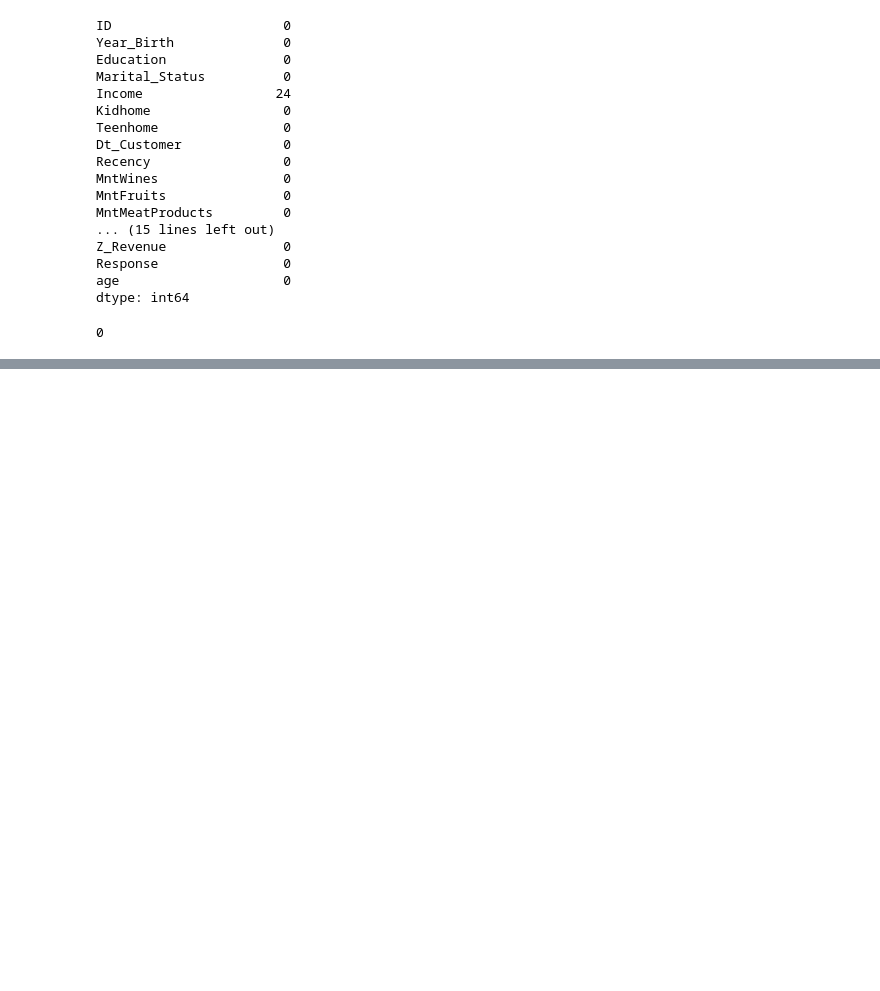
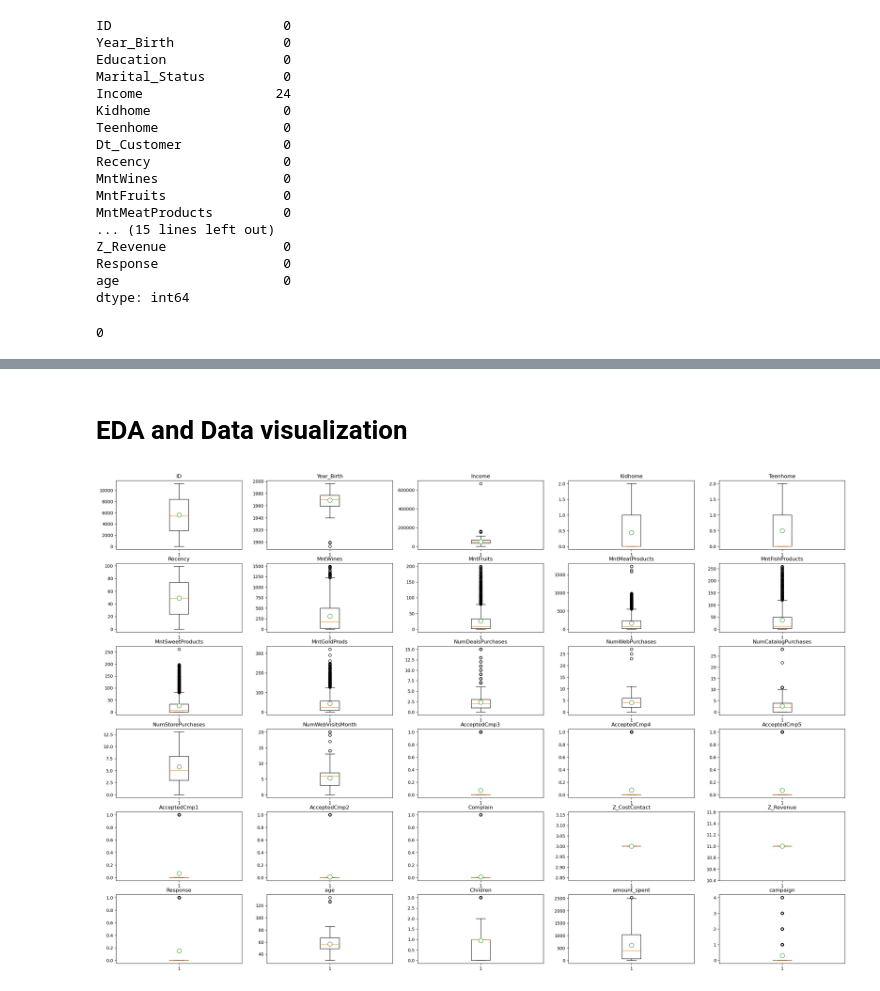
Before and after one commit to bukolastephen/Customer-Segmentation, a Jupyter notebook: main.ipynb, the cells around one changed output, grey strips where cells are left out. Drawn from its saved outputs; the diff is of its cells as text; code cells hidden in the pictures; blank space fills up the shorter version.

Commit message:
completed exploratory data analysis, trying to remove outliers before clustering

```diff
--- a/main.ipynb
+++ b/main.ipynb
@@ -145,3 +129,4 @@ df.head()
 # %%
 df['Children']= df['Kidhome'] + df['Teenhome']
 df['amount_spent']= df['MntFishProducts'] + df['MntFruits'] + df['MntGoldProds']+ df['MntSweetProducts'] + df['MntWines'] + df['MntMeatProducts']
+df['campaign']= df['AcceptedCmp1'] + df['AcceptedCmp2'] + df['AcceptedCmp3']+ df['AcceptedCmp4'] + df['AcceptedCmp5']
@@ -147,0 +168,18 @@ df['amount_spent']= df['MntFishProducts'] + df['MntFruits'] + df['MntGoldProds']
+# %% [markdown]
+# EDA and Data visualization
+# %%
+
+fig,axes= plt.subplots(ncols=5,nrows=6, figsize= (30,20))
+axes= axes.reshape(-1)
+for i,col in enumerate(df.select_dtypes(include=np.number)):
+    axes[i].boxplot(df[col],showmeans= True,
+                meanprops= {
+                    "marker": "o",
+                    "markerfacecolor": "White",
+                    "markersize": "10"
+                },)
+    axes[i].set_title(col)
+
+plt.show()
+# %% [output]
+[figure, added]
```
Also changed, not shown: parts of 41 cells of this notebook.
